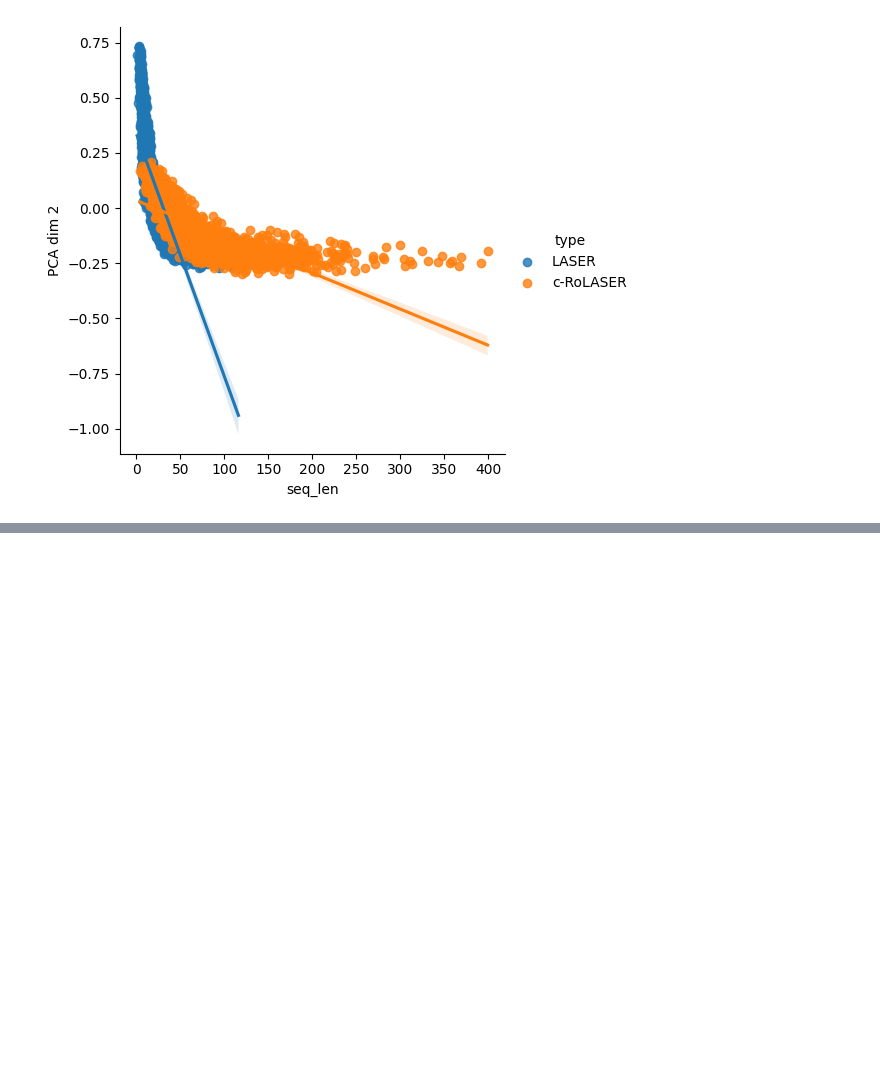
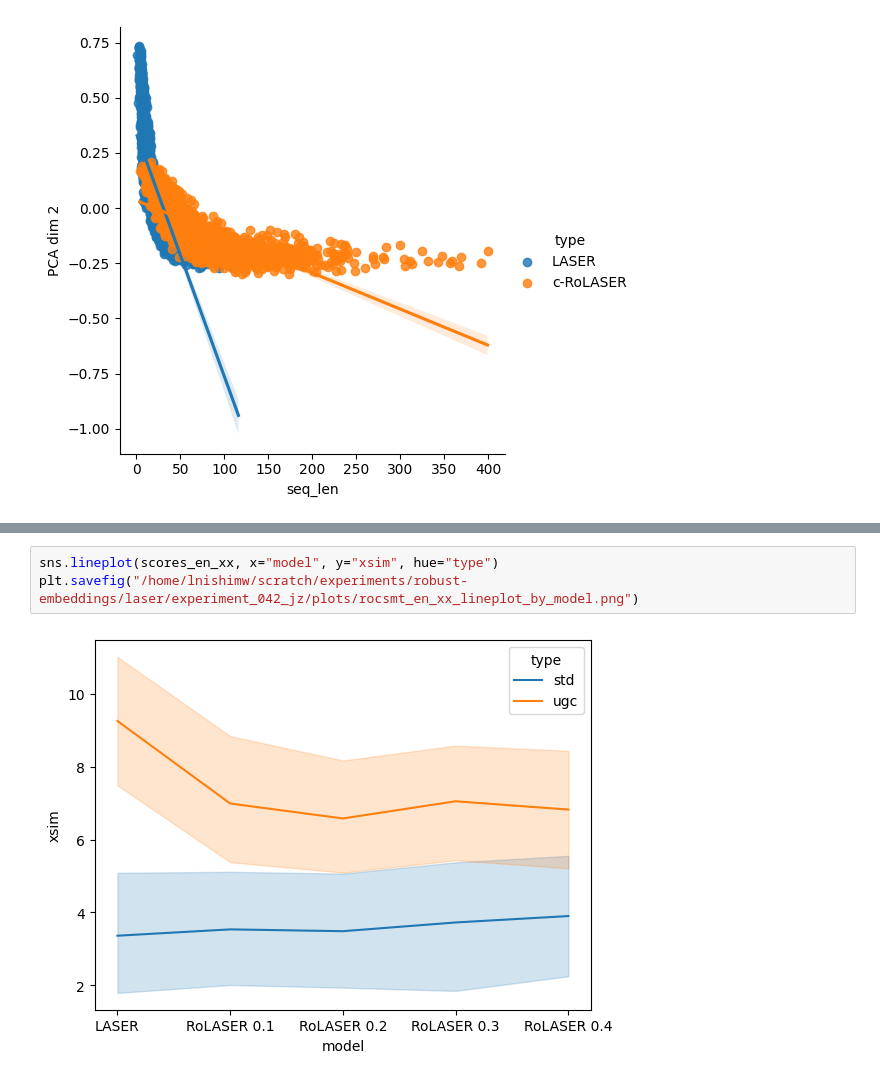
Before and after one commit to lydianish-phd/robust-embeddings, a Jupyter notebook: src/draft.ipynb, the cells around one changed output, grey strips where cells are left out. Drawn from its saved outputs; the diff is of its cells as text; blank space fills up the shorter version.

```diff
--- a/src/draft.ipynb
+++ b/src/draft.ipynb
@@ -1493,0 +1520,5 @@ sns.lmplot(data=data, y="PCA dim 2", x="seq_len", hue="type")
+# %%
+sns.lineplot(scores_en_xx, x="model", y="xsim", hue="type")
+plt.savefig("/home/lnishimw/scratch/experiments/robust-embeddings/laser/experiment_042_jz/plots/rocsmt_en_xx_lineplot_by_model.png")
+# %% [output]
+[figure, added]
```
Also changed, not shown: parts of 16 cells of this notebook, 3 other files.
